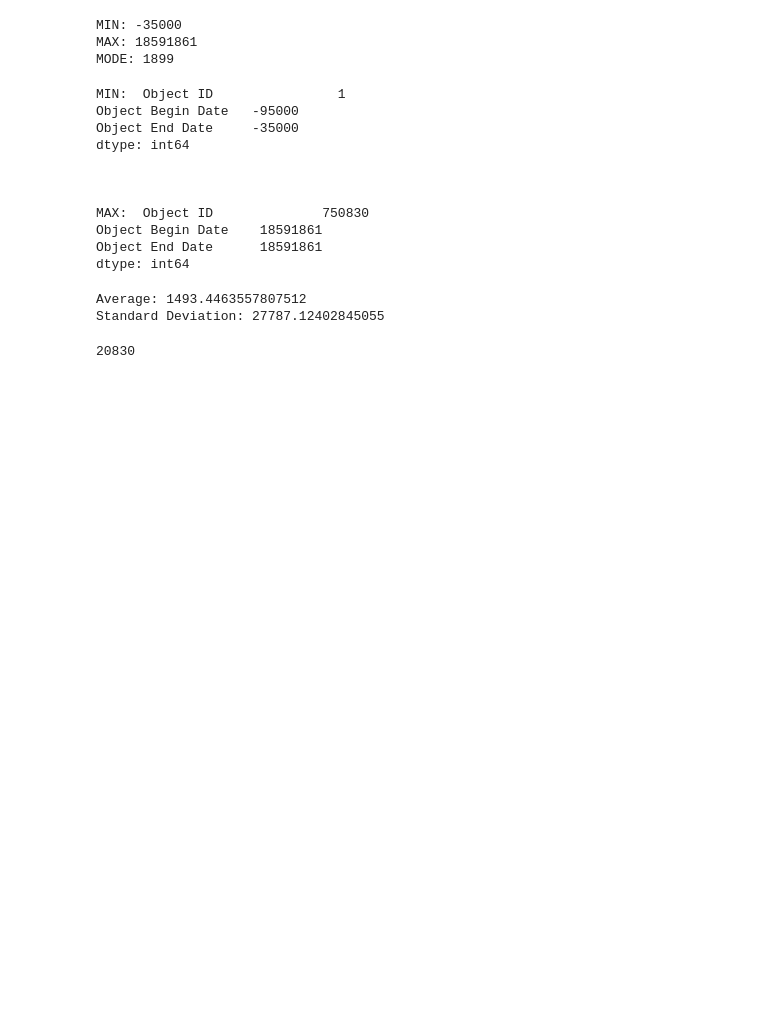
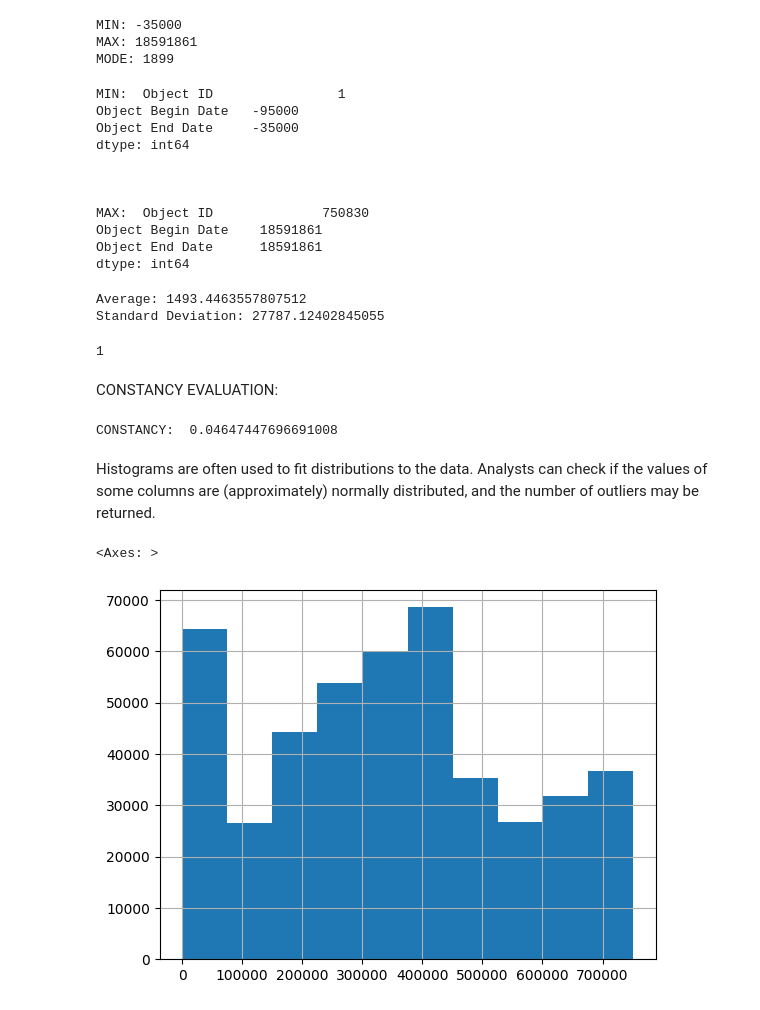
Before and after one commit to MoeinDSP/Data-and-Information-Quality, a Jupyter notebook: 2_Data_Profiling.ipynb, the cells around one changed output. Drawn from its saved outputs; the diff is of its cells as text; code cells hidden in the pictures; blank space fills up the shorter version.

```diff
--- a/2_Data_Profiling.ipynb
+++ b/2_Data_Profiling.ipynb
@@ -208,7 +208,23 @@ Average: 1493.4463557807512
 Standard Deviation: 27787.12402845055
 # %%
 #find max of value counts (attribute "Object End Date")
-MAX_COUNTS = max(df['Object End Date'].value_counts())
+MAX_COUNTS = max(df['Object ID'].value_counts())
 MAX_COUNTS
 # %% [output]
-20830
+1
+# %% [markdown]
+CONSTANCY EVALUATION:
+# %%
+#for attribute "Object ID"
+CONSTANCY = MAX_COUNTS / COUNT
+print("CONSTANCY: ", CONSTANCY)
+# %% [output]
+CONSTANCY:  0.04647447696691008
+# %% [markdown]
+Histograms are often used to fit distributions to the data. Analysts can check if the values of some columns are (approximately) normally distributed, and the number of outliers may be returned.
+# %%
+#plot the distribution of the attribute "Object ID" with hist function
+df['Object ID'].hist()
+# %% [output]
+<Axes: >
+[figure, added]
```
Also changed, not shown: parts of 9 cells of this notebook.
